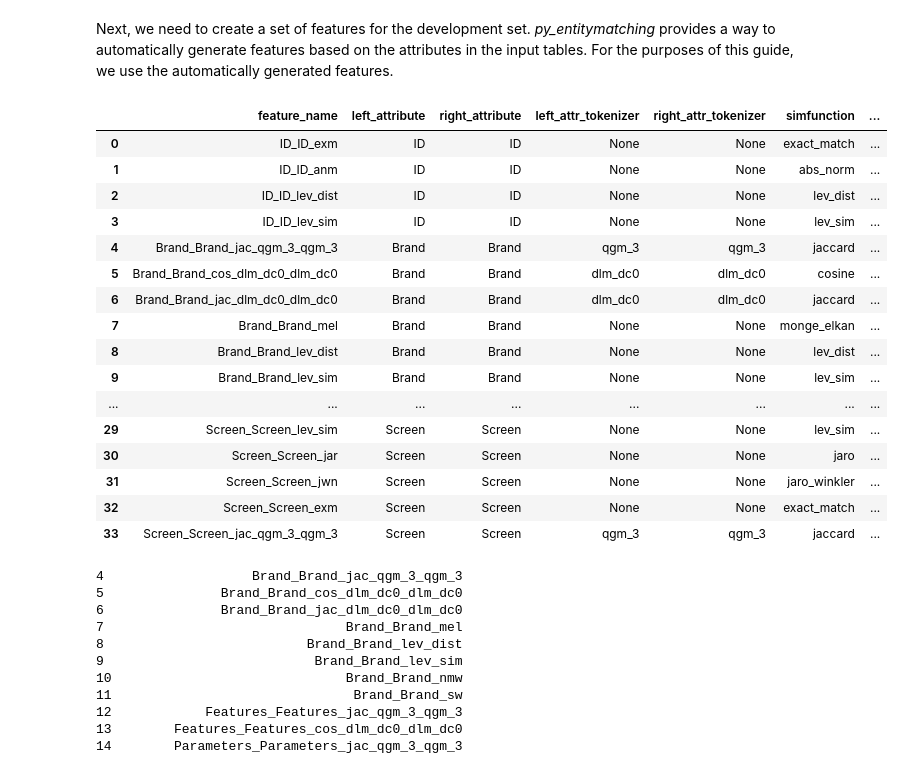
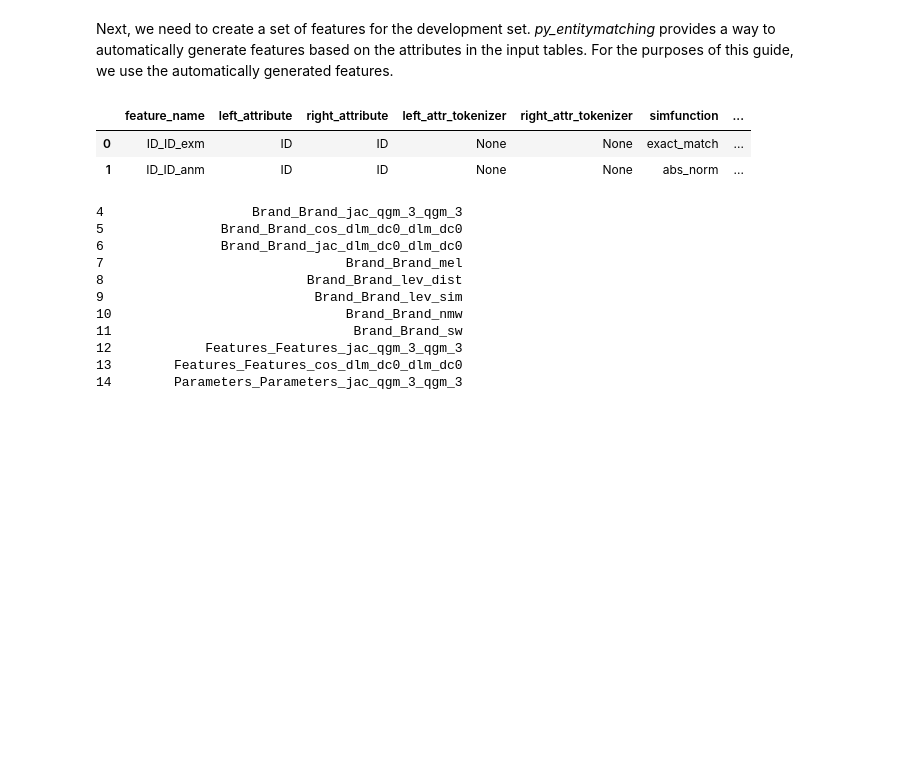
Before and after one commit to borkox/uni-sofia-entity-linking-magellan, a Jupyter notebook: notebooks/entity_match_electronics.ipynb, the cells around one changed output. Drawn from its saved outputs; the diff is of its cells as text; code cells hidden in the pictures; blank space fills up the shorter version.

```diff
--- a/notebooks/entity_match_electronics.ipynb
+++ b/notebooks/entity_match_electronics.ipynb
@@ -164,25 +214,11 @@ Next, we need to create a set of features for the development set. *py_entitymat
 # Generate features
 feature_table = em.get_features_for_matching(A, B, validate_inferred_attr_types=False)
 # %%
-feature_table
+feature_table.head(2)
 # %% [output]
 |  | feature_name | left_attribute | right_attribute | left_attr_tokenizer | right_attr_tokenizer | simfunction | ... |
 | 0 | ID_ID_exm | ID | ID | None | None | exact_match | ... |
 | 1 | ID_ID_anm | ID | ID | None | None | abs_norm | ... |
-| 2 | ID_ID_lev_dist | ID | ID | None | None | lev_dist | ... |
-| 3 | ID_ID_lev_sim | ID | ID | None | None | lev_sim | ... |
-| 4 | Brand_Brand_jac_qgm_3_qgm_3 | Brand | Brand | qgm_3 | qgm_3 | jaccard | ... |
-| 5 | Brand_Brand_cos_dlm_dc0_dlm_dc0 | Brand | Brand | dlm_dc0 | dlm_dc0 | cosine | ... |
-| 6 | Brand_Brand_jac_dlm_dc0_dlm_dc0 | Brand | Brand | dlm_dc0 | dlm_dc0 | jaccard | ... |
-| 7 | Brand_Brand_mel | Brand | Brand | None | None | monge_elkan | ... |
-| 8 | Brand_Brand_lev_dist | Brand | Brand | None | None | lev_dist | ... |
-| 9 | Brand_Brand_lev_sim | Brand | Brand | None | None | lev_sim | ... |
-| ... | ... | ... | ... | ... | ... | ... | ... |
-| 29 | Screen_Screen_lev_sim | Screen | Screen | None | None | lev_sim | ... |
-| 30 | Screen_Screen_jar | Screen | Screen | None | None | jaro | ... |
-| 31 | Screen_Screen_jwn | Screen | Screen | None | None | jaro_winkler | ... |
-| 32 | Screen_Screen_exm | Screen | Screen | None | None | exact_match | ... |
-| 33 | Screen_Screen_jac_qgm_3_qgm_3 | Screen | Screen | qgm_3 | qgm_3 | jaccard | ... |
 # %%
 ## We delete features involving the ID
 feature_table = feature_table.drop(feature_table[feature_table['feature_name'].str.contains('ID_ID')].index)
```
Also changed, not shown: parts of 20 cells of this notebook, 3 other files.
